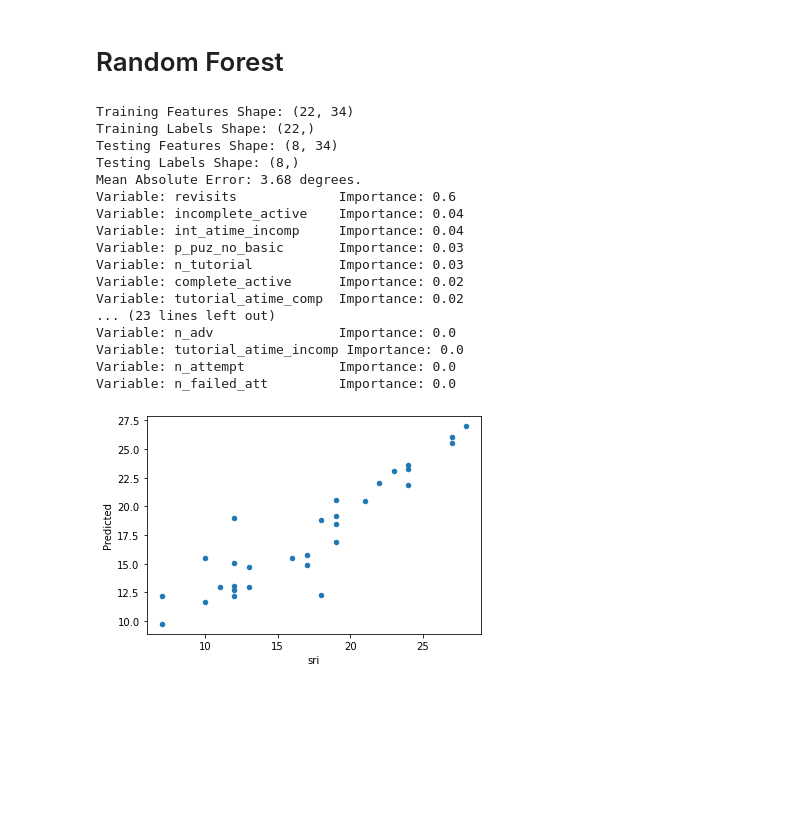
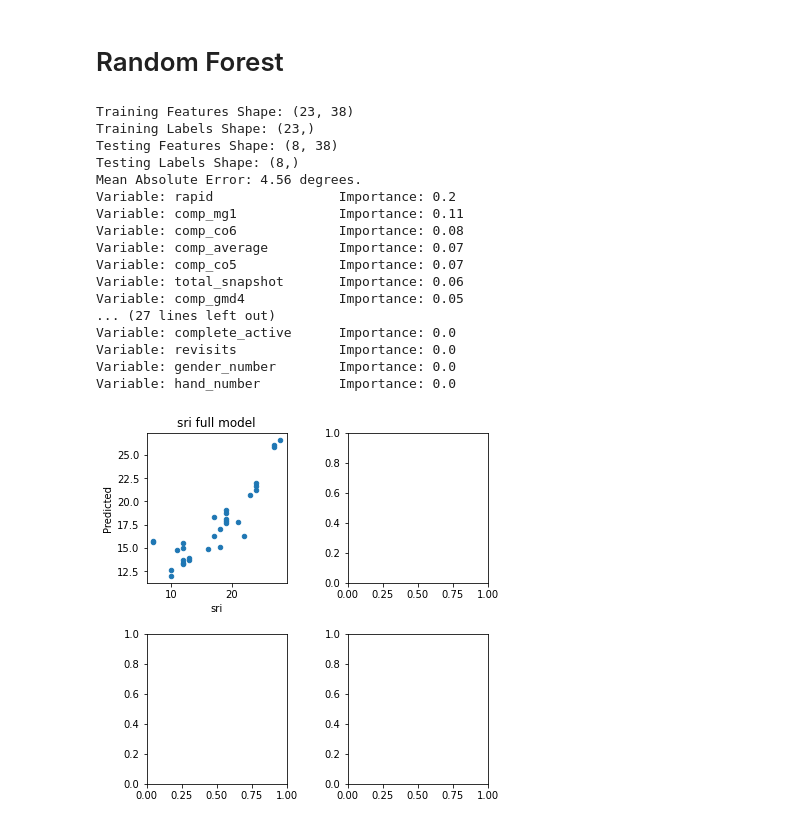
Before and after one commit to Complex-Play-Lab/ShadowspectRandomForest, a Jupyter notebook: main.ipynb, the cells around one changed output. Saved outputs shown, nothing was run; the diff lists cells and outputs as text; code cells hidden in the pictures; blank space fills up the shorter version.

```diff
--- a/main.ipynb
+++ b/main.ipynb
@@ -85,6 +86,7 @@ agree_map = {
 data["enjoyment"] = data["q1_1"].map(agree_map).fillna(0) + data["q1_2"].map(agree_map).fillna(0) - data["q1_3"].map(agree_map).fillna(0) + data["q1_4"].map(agree_map).fillna(0) + data["q1_5"].map(agree_map).fillna(0) + data["q1_6"].map(agree_map).fillna(0)
 data["math_efficacy"] = data["q13_1"].map(agree_map).fillna(0) + data["q13_2"].map(agree_map).fillna(0) + data["q13_3"].map(agree_map).fillna(0) + data["q13_4"].map(agree_map).fillna(0) + data["q13_5"].map(agree_map).fillna(0) + data["q1_6"].map(agree_map).fillna(0)
 data["math_anxiety"] = data["q14_1"].map(agree_map).fillna(0) + data["q14_2"].map(agree_map).fillna(0) + data["q14_3"].map(agree_map).fillna(0) + data["q14_4"].map(agree_map).fillna(0) + data["q14_5"].map(agree_map).fillna(0) + data["q1_6"].map(agree_map).fillna(0)
+data["comp_average"] = data["comp_mg1"] + data["comp_gmd4"] + data["comp_co5"] + data["comp_co6"]
 # %%
 # What columns do we care about and what dependent variable col are we trying to predict?
 features = [
@@ -129,6 +131,11 @@ features = [
     "gender_number",
     "hand_number",
     "enjoyment",
+    "comp_average",
+    "comp_mg1",
+    "comp_gmd4",
+    "comp_co5",
+    "comp_co6",
     # "sri" # dependent variable
 ]
 
@@ -352,7 +360,7 @@ alone (alpha=0.05, F=3.014, p=0.08973).
 # Random Forest
 # %%
 # Helper to run all the steps for a given dependent variable
-def run_random_forest(good_data, dep_col):
+def run_random_forest(good_data, dep_col, title, ax):
     # Split into labels and features
     labels = array(good_data[dep_col])
     features = array(good_data.drop(dep_col, axis=1))
@@ -378,7 +386,7 @@ def run_random_forest(good_data, dep_col):
     feature_importances = [
         (feature, round(importance, 2))
         for feature, importance
-        in zip(list(data.drop(dep_col, axis=1).columns), importances)
+        in zip(list(good_data.drop(dep_col, axis=1).columns), importances)
     ]
 
     feature_importances = sorted(feature_importances, reverse=True, key=lambda x: x[1])
@@ -389,31 +397,37 @@ def run_random_forest(good_data, dep_col):
     good_data["Predicted"] = rf.predict(features)
     good_data.plot(
         kind="scatter",
+        ax=ax,
         x=dep_col,
-        y="Predicted"
+        y="Predicted",
+        title=title or dep_col
     )
-
-    savefig(f"output/predicted_{dep_col}.png")
 # %%
-good_data = data[data["sri"] > 0][everything].dropna()
-run_random_forest(good_data, "sri")
+# setup figure that we'll add all the prediction plots to
+fig, axs = subplots(2, 2)
+fig.set_size_inches(3*2, 3*2)
+fig.tight_layout(pad=3.0)
+
+# run the model
+good_data = data[data["sri"] > 0][everything].drop("sbst", axis=1).dropna()
+run_random_forest(good_data, "sri", "sri full model", axs[0][0])
 # %% [output]
-Training Features Shape: (22, 34)
-Training Labels Shape: (22,)
-Testing Features Shape: (8, 34)
+Training Features Shape: (23, 38)
+Training Labels Shape: (23,)
+Testing Features Shape: (8, 38)
 Testing Labels Shape: (8,)
-Mean Absolute Error: 3.68 degrees.
-Variable: revisits             Importance: 0.6
-Variable: incomplete_active    Importance: 0.04
-Variable: int_atime_incomp     Importance: 0.04
-Variable: p_puz_no_basic       Importance: 0.03
-Variable: n_tutorial           Importance: 0.03
-Variable: complete_active      Importance: 0.02
-Variable: tutorial_atime_comp  Importance: 0.02
-... (23 lines left out)
-Variable: n_adv                Importance: 0.0
-Variable: tutorial_atime_incomp Importance: 0.0
-Variable: n_attempt            Importance: 0.0
-Variable: n_failed_att         Importance: 0.0
+Mean Absolute Error: 4.56 degrees.
+Variable: rapid                Importance: 0.2
+Variable: comp_mg1             Importance: 0.11
+Variable: comp_co6             Importance: 0.08
+Variable: comp_average         Importance: 0.07
+Variable: comp_co5             Importance: 0.07
+Variable: total_snapshot       Importance: 0.06
+Variable: comp_gmd4            Importance: 0.05
+... (27 lines left out)
+Variable: complete_active      Importance: 0.0
+Variable: revisits             Importance: 0.0
+Variable: gender_number        Importance: 0.0
+Variable: hand_number          Importance: 0.0
-[figure, old version]
+[figure, new version]
 # %%
```
Also changed, not shown: parts of 12 cells of this notebook, 6 other files.
